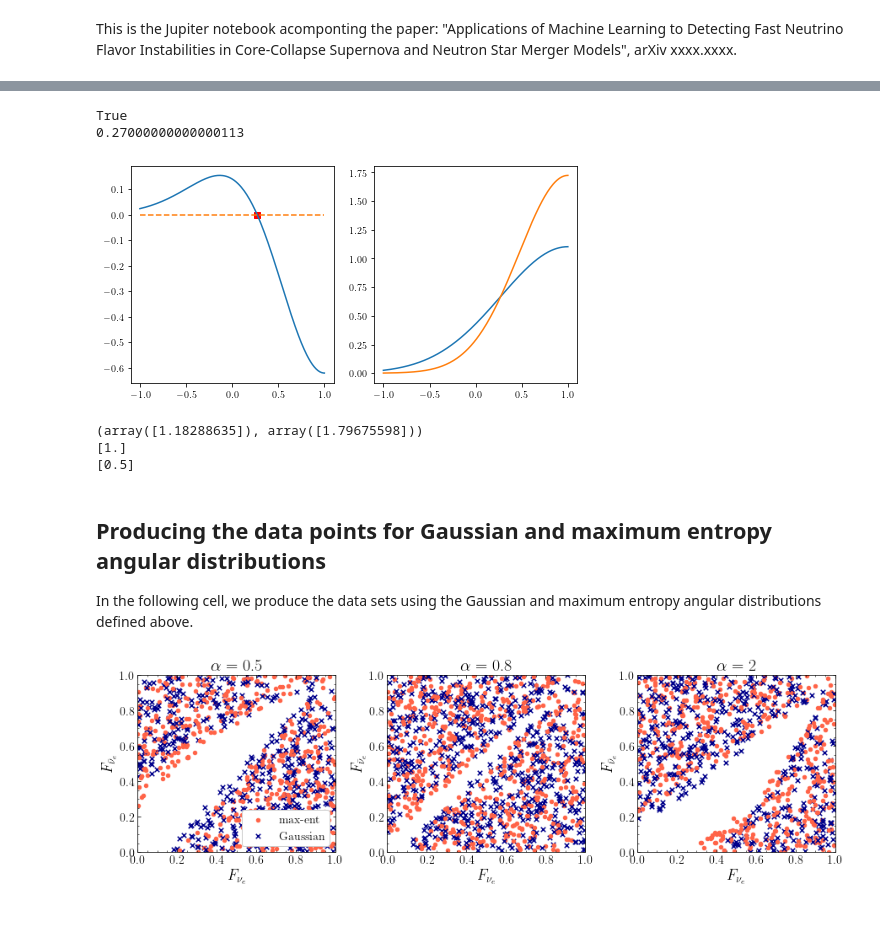
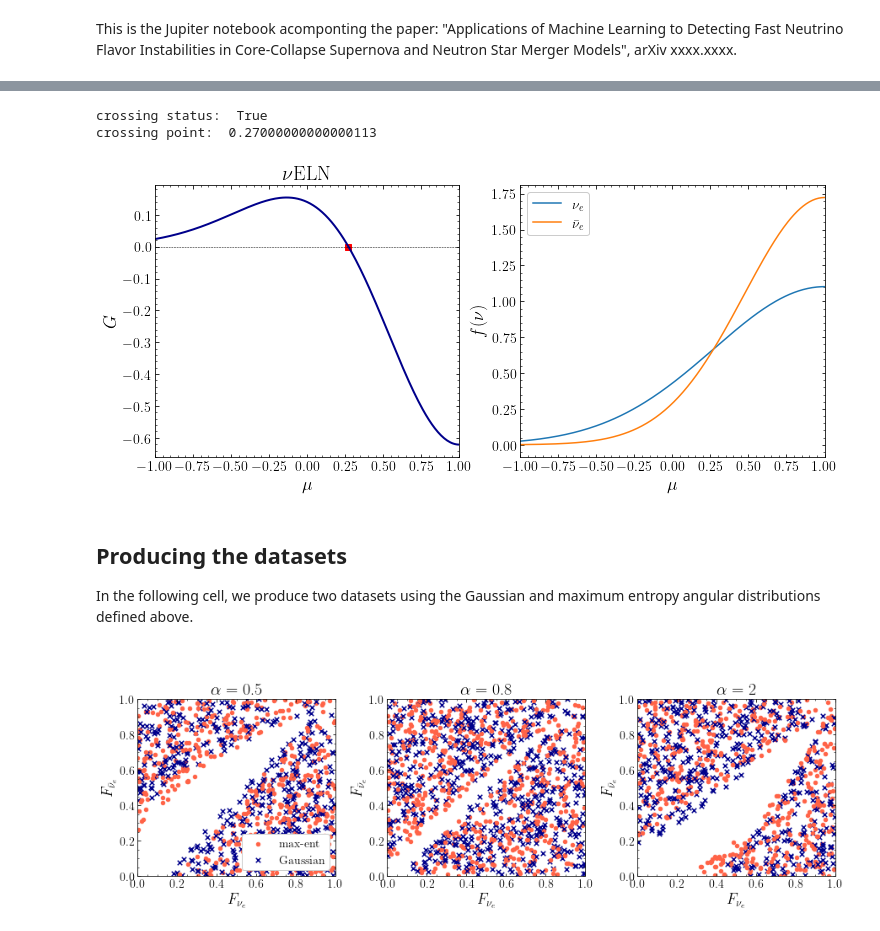
Before and after one commit to sajadabbar/ML-nu_FFI, a Jupyter notebook: fastModes.ipynb, the cells around one changed output, grey strips where cells are left out. Cells and saved outputs as stored; diff of their text form; code cells hidden in the pictures.

```diff
--- a/fastModes.ipynb
+++ b/fastModes.ipynb
@@ -71,11 +86,11 @@ class AngDist:
     -------
     params_setter(I_0, flux_factor):
         finds and sets the parameters of the angular distributions, given the values of the neutrino number
-        density, I0, and the flux_factor, using the internal method _params_finder(self, I_0, flux_factor).
+        density, I0, and the flux_factor, using the internal method _params_finder(I_0, flux_factor).
     _params_finder(I_0, flux_factor):
         internal method which helps the 'params_setter' method
     check_solver():
-        makes sure that the 'fsolve' has worked well 'enough' (in the 'params_setter' method).
+        makes sure that the 'fsolve' has worked well enough (in the 'params_setter' method).
     check_crossing(dist_1, dist_2):
         checks if there is a crossing between the AngDist instances, dist_1 and dist_2. Note that crossings
         are considered only if they are wider than 0.01.
@@ -86,11 +101,11 @@ class AngDist:
         self.args = args
         self.kwargs = kwargs
 
-    def params_setter(self, I_0, flux_factor):
-        self.args = self._params_finder(I_0, flux_factor)
+    def params_setter(self, I_0, flux_factor_val):
+        self.args = self._params_finder(I_0, flux_factor_val)
 
-    def _params_finder(self, I_0, flux_factor):
-        shape_factor = fsolve(lambda x: self.flux_factor(1., x) - flux_factor, .1)
+    def _params_finder(self, I_0, flux_factor_val):
+        shape_factor = fsolve(lambda x: self.flux_factor(1., x) - flux_factor_val, .1) # The first argument of flux_factor is arbitrary
         normalization_factor = fsolve(lambda x: self.I0(x, shape_factor) - I_0, .1)
         return normalization_factor, shape_factor
 
@@ -108,11 +123,11 @@ class AngDist:
         if isinstance(dist_1, AngDist) and isinstance(dist_2, AngDist):
             x = np.arange(-1.,1.01,.01)                      # Only crossings > 0.01 are considered.
             T = np.sign(dist_1.I0(*dist_1.args) - dist_2.I0(*dist_2.args)) * (dist_1.angular_distribution(x) - dist_2.angular_distribution(x) )
-            r, x_c = False, None        # x_c is the crossing angle
+            r, x_c = False, None        # x_c is the crossing x
             if (T<0).any():
                 r = True
-                x_c = np.min(x[T[:]<0])
-                if np.abs(x_c+1)<0.01: x_c = np.max(x[T[:]<0])  # We assume a single crossing
+                x_c = np.min(x[T[:]<0])      # We assume a single crossing
+                if np.abs(x_c+1)<0.01: x_c = np.max(x[T[:]<0])
             return r, x_c
         else: raise TypeError('distributions are not an instance of the AngDist class')
 
@@ -141,6 +156,7 @@ class MaxentDist(AngDist):
         the neutrino flux factor = I1/I0, where I1 = int_{-1}^{+1} mu*f_nu(mu) d_mu
     """
 
+    # Note that the second argument represents the shape (for generalization)
     def __init__(self, eta=1, a=1):
         super().__init__('max_ent', eta, a)
 
@@ -183,6 +199,7 @@ class GaussianDist(AngDist):
         the neutrino flux factor = I1/I0, where I1 = int_{-1}^{+1} mu*f_nu(mu) d_mu
     """
 
+    # Note that the second argument represents the shape (for generalization)
     def __init__(self, A=1, a=1):
         super().__init__('Gaussian', A, a)
 
@@ -205,42 +228,54 @@ class GaussianDist(AngDist):
 # %%
+# alpha = n_nueb/n_nue, and F_nue and F_nueb are the flux factors of nu_e and nu_eb
 alpha, F_nue, F_nueb = 2*random.random(), random.random(), random.random()
-dis1, dis2 = GaussianDist(0.,0.), GaussianDist(0.,0.)
-dis1.params_setter(1., F_nue)
+dis1, dis2 = GaussianDist(), GaussianDist()
+
+dis1.params_setter(1., F_nue)         # 1 is the normalized number density of nu_e
 dis2.params_setter(alpha, F_nueb)
 cr, mu_c = AngDist.check_crossing(dis1, dis2)
 x = np.arange(-1.,1.01,.01)
 G = dis1.angular_distribution(x) - dis2.angular_distribution(x)
 
-
-fig = plt.figure(figsize=(8,4))
-
+# Ploting
+fig = plt.figure(figsize=(12,5))
 fig.add_subplot(121)
 if mu_c: plt.plot(mu_c,0,'rs')
-plt.plot(x,G)
-plt.plot(x,G*0,'--')
+plt.plot(x,G, 'darkblue', lw=2)
+plt.plot(x, np.zeros(x.size),'k--', lw=.5)
+plt.title(r'$\nu$ELN ', size=20)
+plt.xlabel(r'$\mu$',size=18)
+plt.ylabel(r'$G$',size=18)
+plt.minorticks_on()
+plt.tick_params(axis='y',which='both',left=True,right=True,labelleft=True, direction='in')
+plt.tick_params(axis='x',which='both',top=True,bottom=True,labelbottom=True, direction='in')
+plt.xticks(fontsize=14)
+plt.yticks(fontsize=14)
+plt.xlim(-1,1)
 
 fig.add_subplot(122)
 plt.plot(x,dis1.angular_distribution(x))
 plt.plot(x,dis2.angular_distribution(x))
-print(cr)
-print(mu_c)
+plt.xlabel(r'$\mu$',size=18)
+plt.ylabel(r'$f(\nu)$',size=18)
+plt.minorticks_on()
+plt.tick_params(axis='y',which='both',left=True,right=True,labelleft=True, direction='in')
+plt.tick_params(axis='x',which='both',top=True,bottom=True,labelbottom=True, direction='in')
+plt.xticks(fontsize=14)
+plt.yticks(fontsize=14)
+plt.legend((r'$\nu_e$',r'$\bar\nu_e$'), loc = 'upper left', fontsize=14, fancybox=True, framealpha=1.)
+plt.xlim(-1,1)
+
+print('crossing status: ', cr)
+print('crossing point: ',  mu_c)
 # %% [output]
-True
-0.27000000000000113
+crossing status:  True
+crossing point:  0.27000000000000113
-[figure, old version]
+[figure, new version]
-# %%
-dis1 = MaxentDist(0.,0.)
-dis1.params_setter(1., 0.5)
-print(dis1.args)
-print(dis1.I0(*dis1.args))
-print(dis1.flux_factor(*dis1.args))
-# %% [output]
-(array([1.18288635]), array([1.79675598]))
-[1.]
-[0.5]
 # %% [markdown]
-## Producing the data points for Gaussian and maximum entropy angular distributions
-In the following cell, we produce the data sets using the Gaussian and maximum entropy angular distributions defined above.
+## Producing the datasets
+In the following cell, we produce two datasets using the Gaussian and maximum entropy angular distributions defined above.
+
+<br>
 # %%
 def make_data(distribution_class, alpha_array, num_pnts):
     """
```
Also changed, not shown: parts of 24 cells of this notebook.
